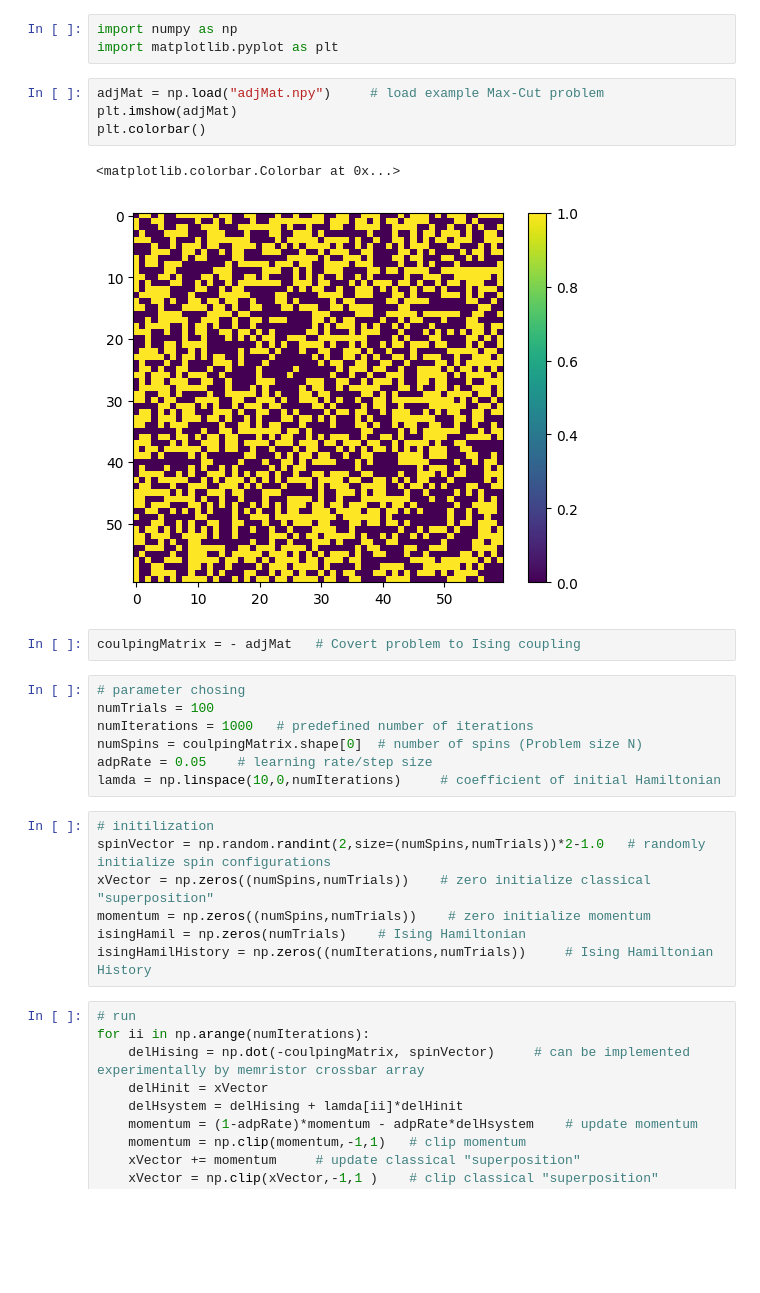
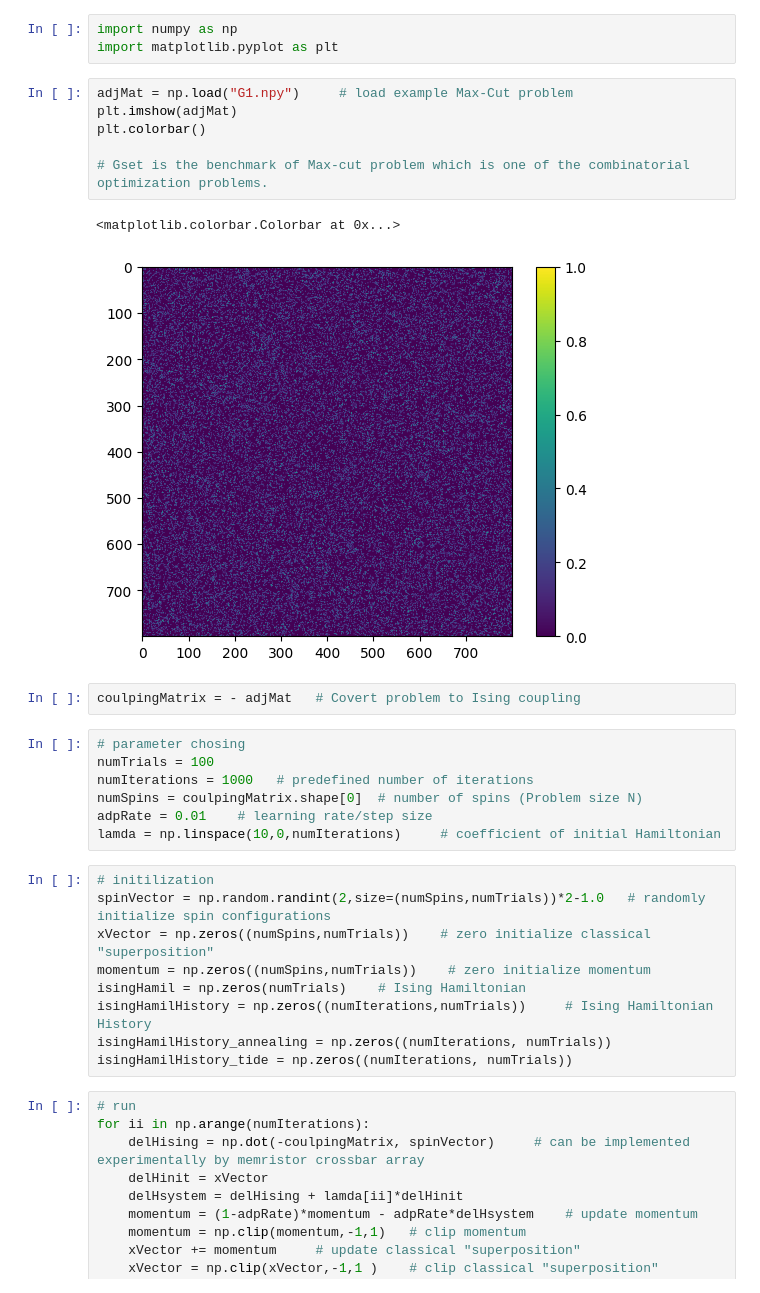
Before and after one commit to CHIN-HUA/AI, a Jupyter notebook: QPA_code_demo.ipynb, the cells around one changed output. Saved outputs shown, nothing was run; the diff lists cells and outputs as text; blank space fills up the shorter version.

```diff
--- a/QPA_code_demo.ipynb
+++ b/QPA_code_demo.ipynb
@@ -4,12 +4,14 @@
 import numpy as np
 import matplotlib.pyplot as plt
 # %%
-adjMat = np.load("adjMat.npy")     # load example Max-Cut problem
+adjMat = np.load("G1.npy")     # load example Max-Cut problem
 plt.imshow(adjMat)
 plt.colorbar()
+
+# Gset is the benchmark of Max-cut problem which is one of the combinatorial optimization problems.
 # %% [output]
 <matplotlib.colorbar.Colorbar at 0x...>
-[figure, old version]
+[figure, new version]
 # %%
 coulpingMatrix = - adjMat   # Covert problem to Ising coupling
 # %%
@@ -17,7 +19,7 @@ coulpingMatrix = - adjMat   # Covert problem to Ising coupling
 numTrials = 100
 numIterations = 1000   # predefined number of iterations
 numSpins = coulpingMatrix.shape[0]  # number of spins (Problem size N)
-adpRate = 0.05    # learning rate/step size
+adpRate = 0.01    # learning rate/step size
 lamda = np.linspace(10,0,numIterations)     # coefficient of initial Hamiltonian
 # %%
 # initilization
@@ -26,6 +28,8 @@ xVector = np.zeros((numSpins,numTrials))    # zero initialize classical "superpo
 momentum = np.zeros((numSpins,numTrials))    # zero initialize momentum
 isingHamil = np.zeros(numTrials)    # Ising Hamiltonian
 isingHamilHistory = np.zeros((numIterations,numTrials))     # Ising Hamiltonian History
+isingHamilHistory_annealing = np.zeros((numIterations, numTrials))
+isingHamilHistory_tide = np.zeros((numIterations, numTrials))
 # %%
 # run
 for ii in np.arange(numIterations):
```
Also changed, not shown: parts of 6 cells of this notebook.
